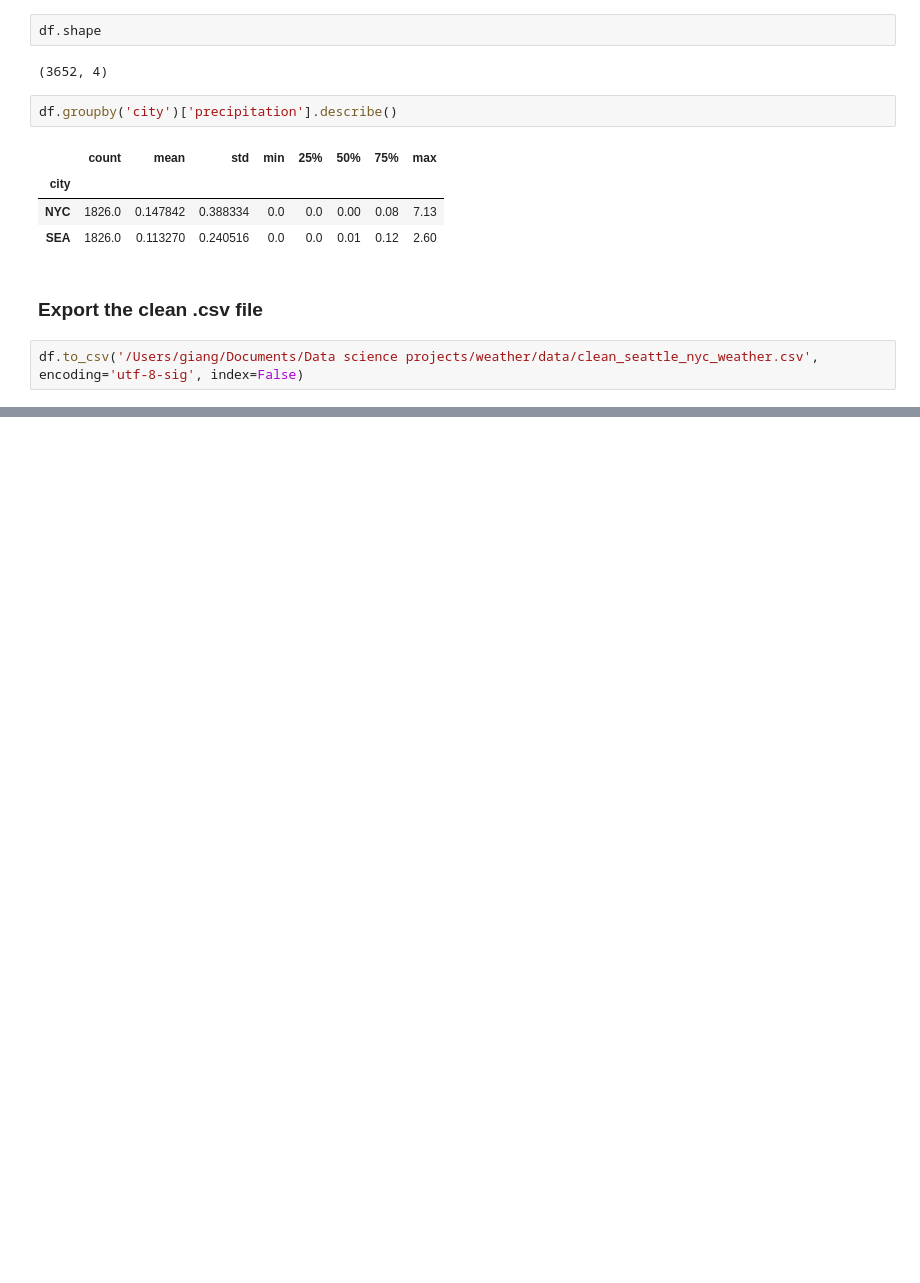
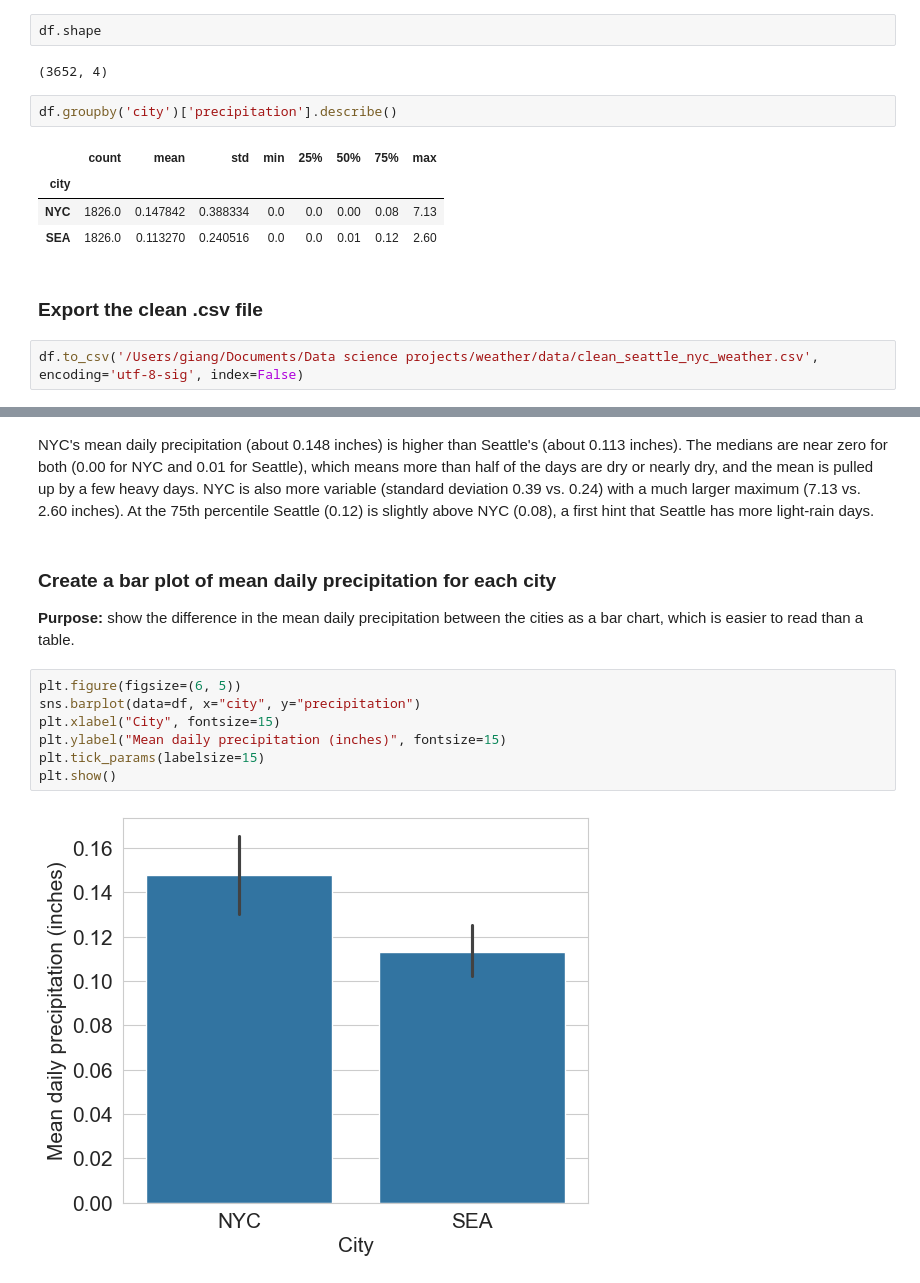
Before and after one commit to giangtranq/weather, a Jupyter notebook: code/Weather_Data.ipynb, the cells around one changed output, grey strips where cells are left out. Drawn from its saved outputs; the diff is of its cells as text; blank space fills up the shorter version.

```diff
--- a/code/Weather_Data.ipynb
+++ b/code/Weather_Data.ipynb
@@ -388,0 +430,14 @@ df.to_csv('/Users/giang/Documents/Data science projects/weather/data/clean_seatt
+# %% [markdown]
+NYC's mean daily precipitation (about 0.148 inches) is higher than Seattle's (about 0.113 inches). The medians are near zero for both (0.00 for NYC and 0.01 for Seattle), which means more than half of the days are dry or nearly dry, and the mean is pulled up by a few heavy days. NYC is also more variable (standard deviation 0.39 vs. 0.24) with a much larger maximum (7.13 vs. 2.60 inches). At the 75th percentile Seattle (0.12) is slightly above NYC (0.08), a first hint that Seattle has more light-rain days.
+# %% [markdown]
+### Create a bar plot of mean daily precipitation for each city
+**Purpose:** show the difference in the mean daily precipitation between the cities as a bar chart, which is easier to read than a table.
+# %%
+plt.figure(figsize=(6, 5))
+sns.barplot(data=df, x="city", y="precipitation")
+plt.xlabel("City", fontsize=15)
+plt.ylabel("Mean daily precipitation (inches)", fontsize=15)
+plt.tick_params(labelsize=15)
+plt.show()
+# %% [output]
+[figure, added]
```
Also changed, not shown: parts of 57 cells of this notebook.
